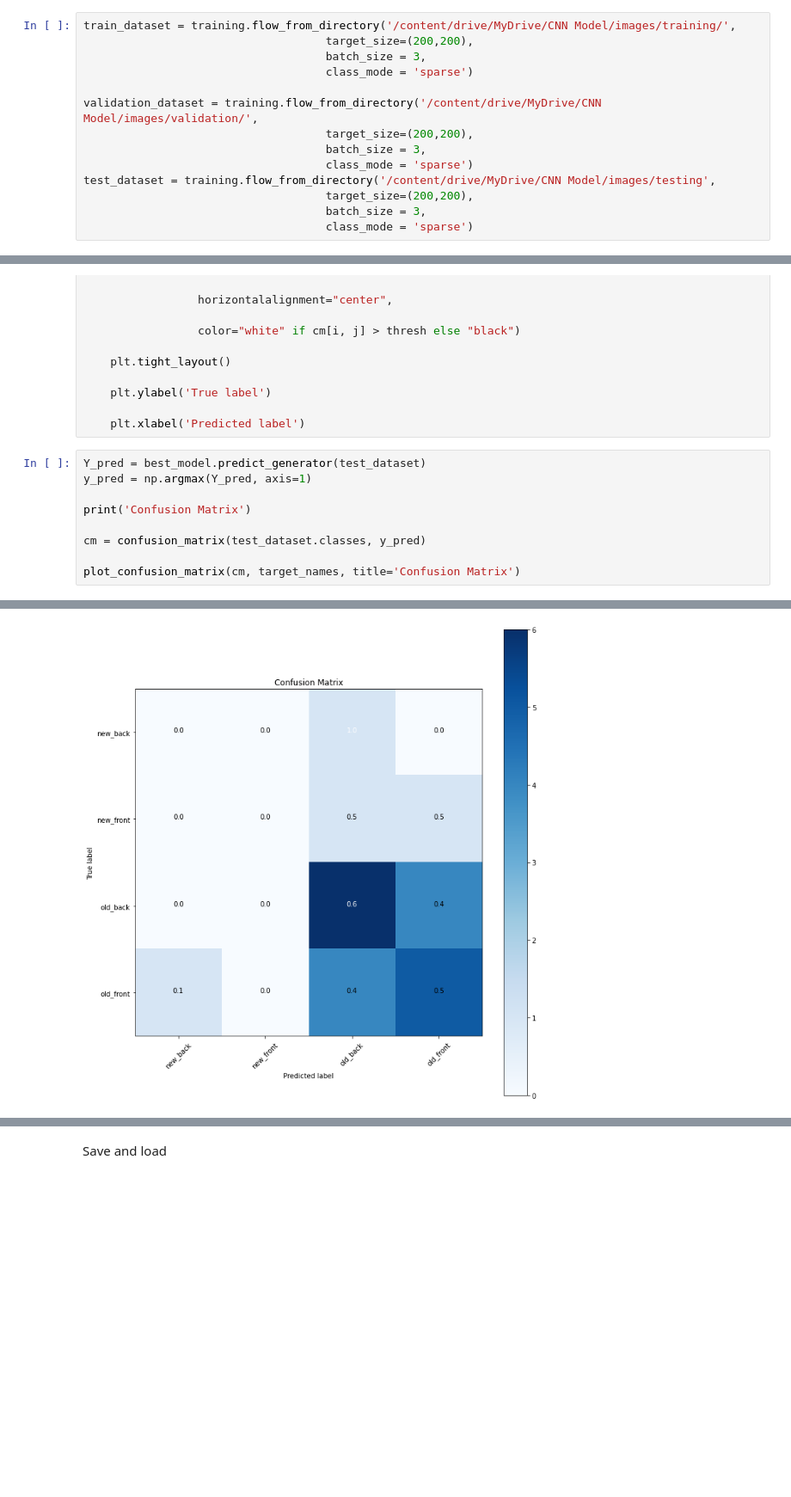
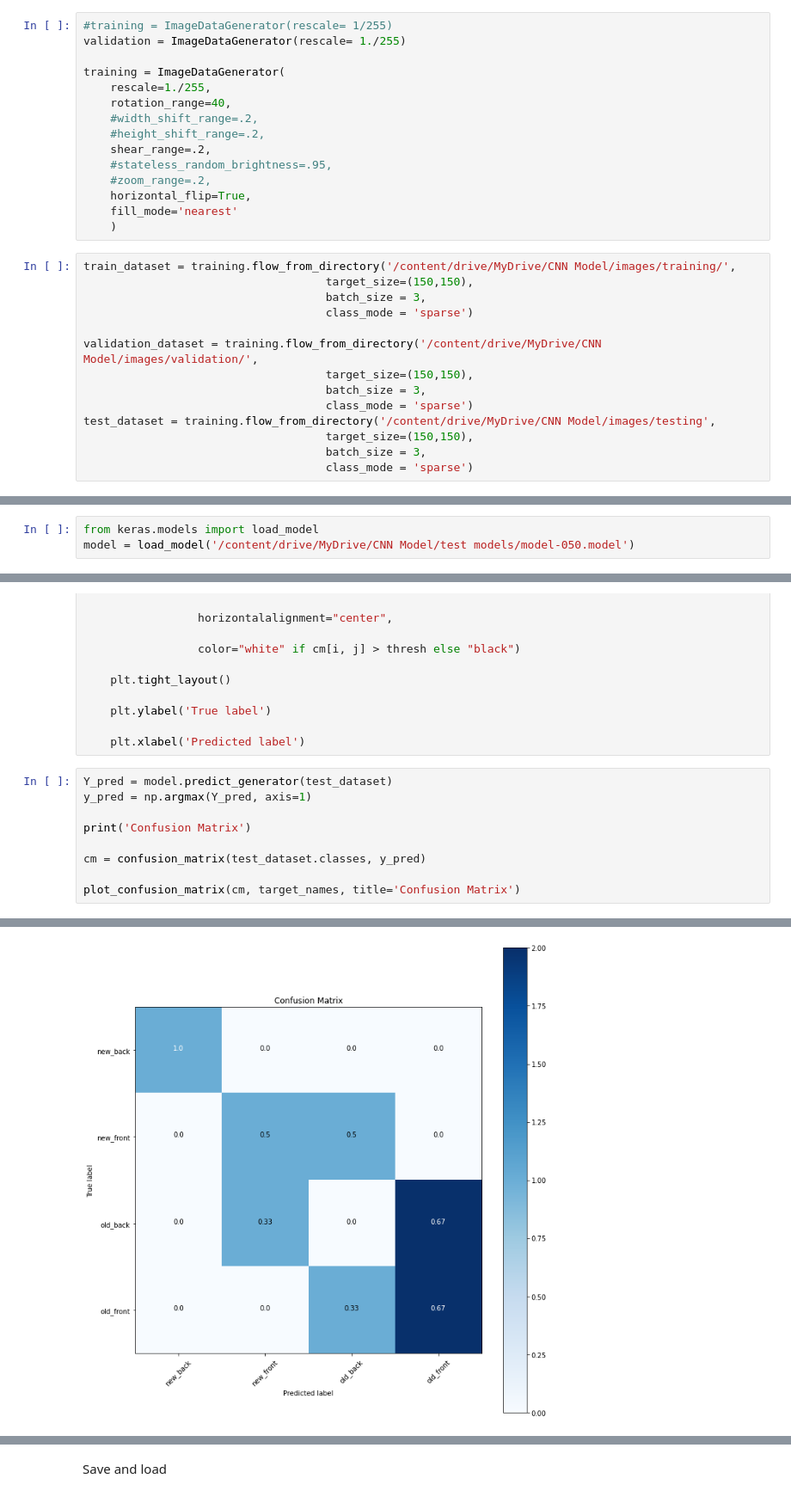
Before and after one commit to Pusse-01/ID-Card-verification, a Jupyter notebook: CNN_AI_CORE.ipynb, the cells around one changed output, grey strips where cells are left out. Shown: that part at 86% size. Cells and saved outputs as stored; diff of their text form; blank space fills up the shorter version.

```diff
--- a/CNN_AI_CORE.ipynb
+++ b/CNN_AI_CORE.ipynb
@@ -52,15 +50,30 @@ validation = ImageDataGenerator(rescale= 1/255)
+# %%
+#training = ImageDataGenerator(rescale= 1/255)
+validation = ImageDataGenerator(rescale= 1./255)
+
+training = ImageDataGenerator(
+    rescale=1./255,
+    rotation_range=40,
+    #width_shift_range=.2,
+    #height_shift_range=.2,
+    shear_range=.2,
+    #stateless_random_brightness=.95,
+    #zoom_range=.2,
+    horizontal_flip=True,
+    fill_mode='nearest'
+    )
 # %%
 train_dataset = training.flow_from_directory('/content/drive/MyDrive/CNN Model/images/training/',
-                                    target_size=(200,200),
+                                    target_size=(150,150),
                                     batch_size = 3,
                                     class_mode = 'sparse')
 
 validation_dataset = training.flow_from_directory('/content/drive/MyDrive/CNN Model/images/validation/',
-                                    target_size=(200,200),
+                                    target_size=(150,150),
                                     batch_size = 3,
                                     class_mode = 'sparse')
 test_dataset = training.flow_from_directory('/content/drive/MyDrive/CNN Model/images/testing',
-                                    target_size=(200,200),
+                                    target_size=(150,150),
                                     batch_size = 3,
                                     class_mode = 'sparse')
 # %% [output]
@@ -188,0 +210,3 @@ Epoch 40/40
+# %%
+from keras.models import load_model
+model = load_model('/content/drive/MyDrive/CNN Model/test models/model-050.model')
@@ -251,15 +299,15 @@ def plot_confusion_matrix(cm, classes, normalize=True, title='Confusion matrix',
 
     plt.xlabel('Predicted label')
 # %%
-Y_pred = best_model.predict_generator(test_dataset)
+Y_pred = model.predict_generator(test_dataset)
 y_pred = np.argmax(Y_pred, axis=1)
 
 print('Confusion Matrix')
 
 cm = confusion_matrix(test_dataset.classes, y_pred)
 
 plot_confusion_matrix(cm, target_names, title='Confusion Matrix')
 # %% [output]
 Confusion Matrix
 Normalized confusion matrix
-[figure, old version]
+[figure, new version]
```
Also changed, not shown: parts of 26 cells of this notebook.
